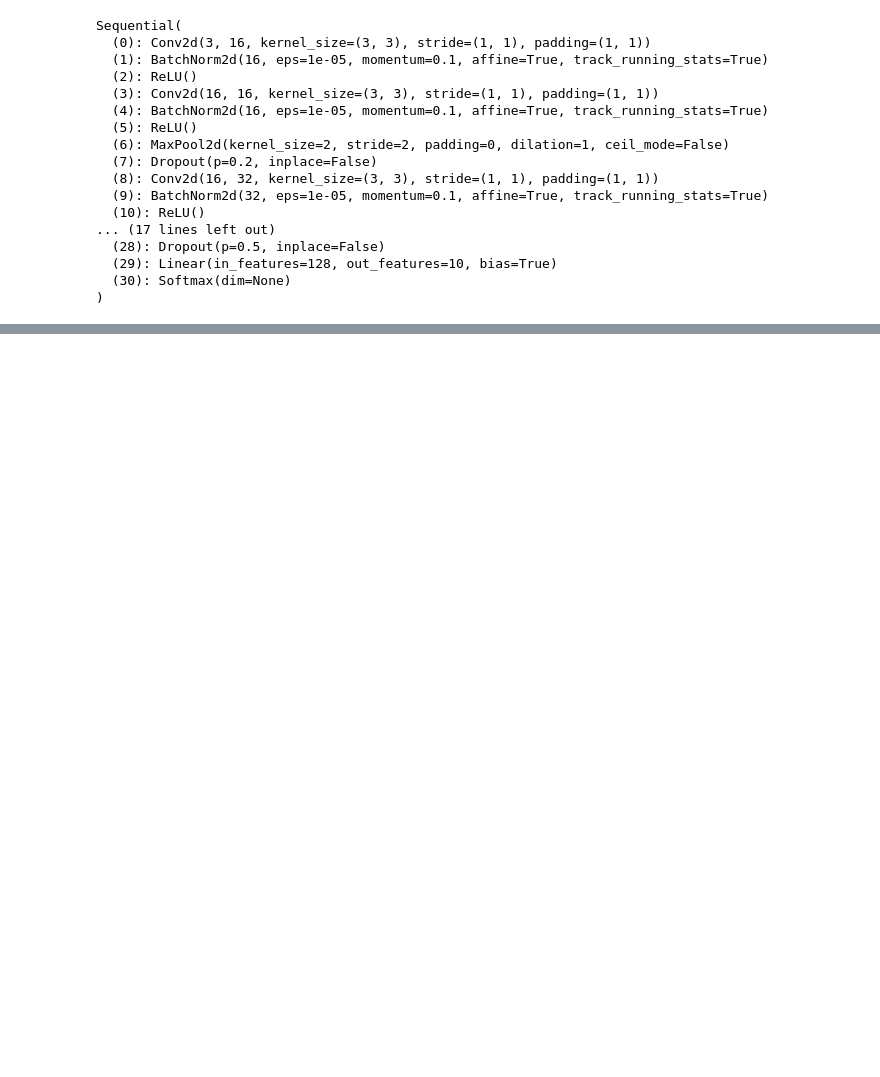
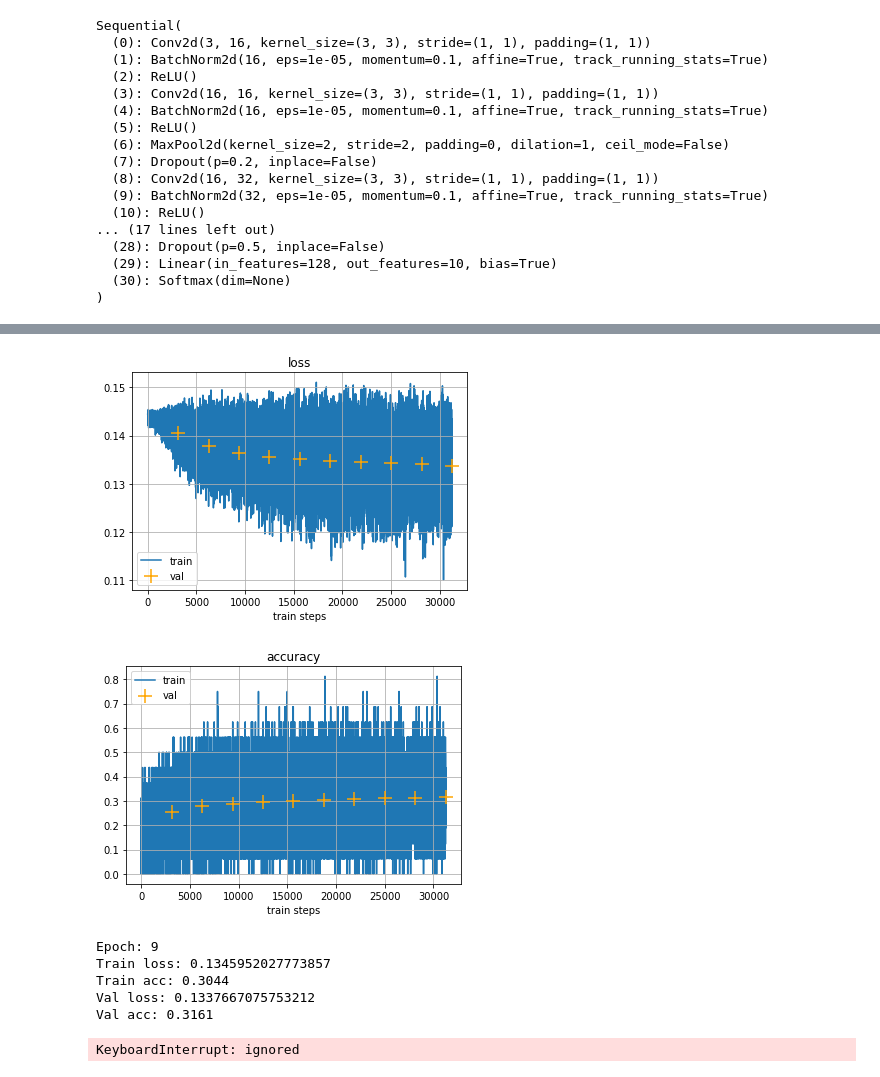
Before and after one commit to aromana33/hw1_dl_2020, a Jupyter notebook: hw1_dl.ipynb, the cells around one changed output, grey strips where cells are left out. Saved outputs shown, nothing was run; the diff lists cells and outputs as text; code cells hidden in the pictures; blank space fills up the shorter version.

```diff
--- a/hw1_dl.ipynb
+++ b/hw1_dl.ipynb
@@ -447,0 +499,10 @@ third_model = torch.nn.ModuleDict({
+# %%
+mbase = nn.Sequential(
+    nn.Flatten(),
+    nn.Linear(3072, 128),
+    nn.Sigmoid(),
+    nn.Dropout(0.5),
+    nn.Linear(128, 10),
+    nn.Softmax()
+)
+mbase.to(device)
@@ -460,0 +542,16 @@ Val acc: 0.5365
+# %%
+#2
+criterion = nn.CrossEntropyLoss()
+optimizer = optim.SGD(mbase.parameters(), lr=0.001, momentum=0.9)
+NUM_EPOCH=15
+
+train_model(mbase, criterion, optimizer, train_dataloader, test_dataloader)
+# %% [output]
+[figure, added]
+[figure, added]
+Epoch: 9
+Train loss: 0.1345952027773857
+Train acc: 0.3044
+Val loss: 0.1337667075753212
+Val acc: 0.3161
+KeyboardInterrupt: ignored
```
Also changed, not shown: parts of 16 cells of this notebook.
